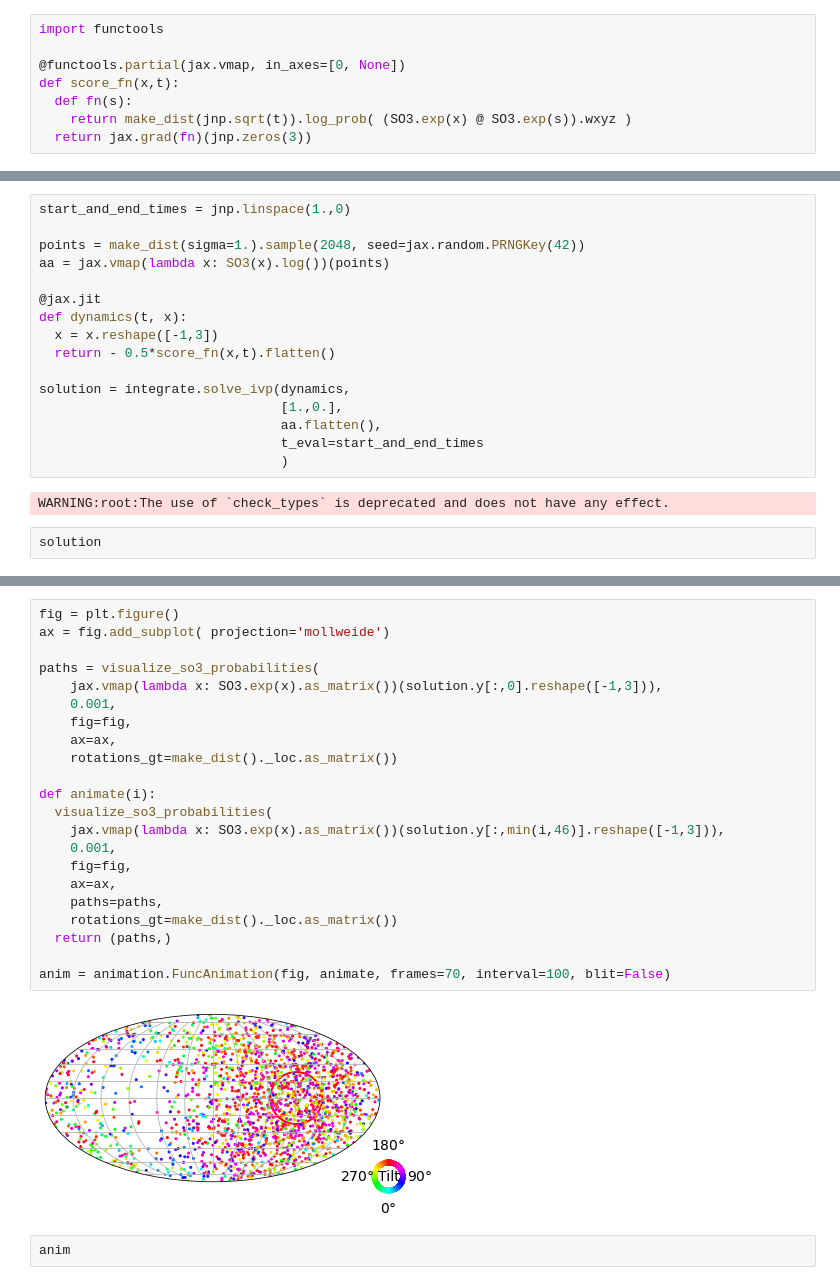
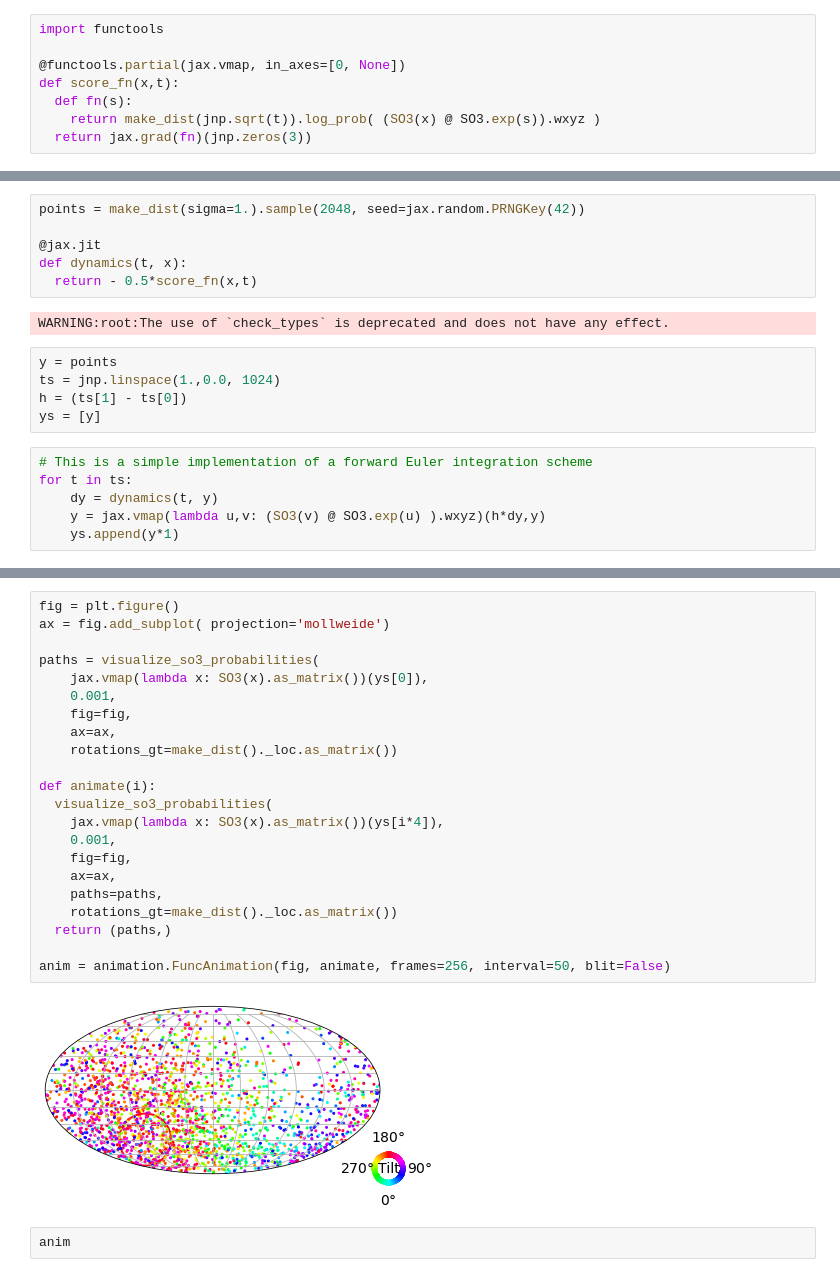
Before and after one commit to McWilliamsCenter/SO3DiffusionModels, a Jupyter notebook: notebooks/SDE_demo.ipynb, the cells around one changed output, grey strips where cells are left out. Drawn from its saved outputs; the diff is of its cells as text.

```diff
--- a/notebooks/SDE_demo.ipynb
+++ b/notebooks/SDE_demo.ipynb
@@ -81,5 +45,5 @@ import functools
 @functools.partial(jax.vmap, in_axes=[0, None])
 def score_fn(x,t):
   def fn(s):
-    return make_dist(jnp.sqrt(t)).log_prob( (SO3.exp(x) @ SO3.exp(s)).wxyz )
+    return make_dist(jnp.sqrt(t)).log_prob( (SO3(x) @ SO3.exp(s)).wxyz )
   return jax.grad(fn)(jnp.zeros(3))
@@ -88,20 +50,19 @@ from scipy import integrate
 # %%
-start_and_end_times = jnp.linspace(1.,0)
-
 points = make_dist(sigma=1.).sample(2048, seed=jax.random.PRNGKey(42))
-aa = jax.vmap(lambda x: SO3(x).log())(points)
 
 @jax.jit
 def dynamics(t, x):
-  x = x.reshape([-1,3])
-  return - 0.5*score_fn(x,t).flatten()
-
-solution = integrate.solve_ivp(dynamics,
-                               [1.,0.],
-                               aa.flatten(),
-                               t_eval=start_and_end_times
-                               )
+  return - 0.5*score_fn(x,t)
 # %% [output]
 WARNING:root:The use of `check_types` is deprecated and does not have any effect.
+# %%
+y = points
+ts = jnp.linspace(1.,0.0, 1024)
+h = (ts[1] - ts[0])
+ys = [y]
 # %%
-solution
+# This is a simple implementation of a forward Euler integration scheme
+for t in ts:
+    dy = dynamics(t, y)
+    y = jax.vmap(lambda u,v: (SO3(v) @ SO3.exp(u) ).wxyz)(h*dy,y)
+    ys.append(y*1)
@@ -243,27 +186,27 @@ def visualize_so3_probabilities(rotations,
 # %%
 fig = plt.figure()
 ax = fig.add_subplot( projection='mollweide')
 
 paths = visualize_so3_probabilities(
-    jax.vmap(lambda x: SO3.exp(x).as_matrix())(solution.y[:,0].reshape([-1,3])),
+    jax.vmap(lambda x: SO3(x).as_matrix())(ys[0]),
     0.001,
     fig=fig,
     ax=ax,
     rotations_gt=make_dist()._loc.as_matrix())
 
 def animate(i):
   visualize_so3_probabilities(
-    jax.vmap(lambda x: SO3.exp(x).as_matrix())(solution.y[:,min(i,46)].reshape([-1,3])),
+    jax.vmap(lambda x: SO3(x).as_matrix())(ys[i*4]),
     0.001,
     fig=fig,
     ax=ax,
     paths=paths,
     rotations_gt=make_dist()._loc.as_matrix())
   return (paths,)
 
-anim = animation.FuncAnimation(fig, animate, frames=70, interval=100, blit=False)
+anim = animation.FuncAnimation(fig, animate, frames=256, interval=50, blit=False)
 # %% [output]
-[figure, old version]
+[figure, new version]
 # %%
 anim
 # %% [output]
```
Also changed, not shown: parts of 23 cells of this notebook.
